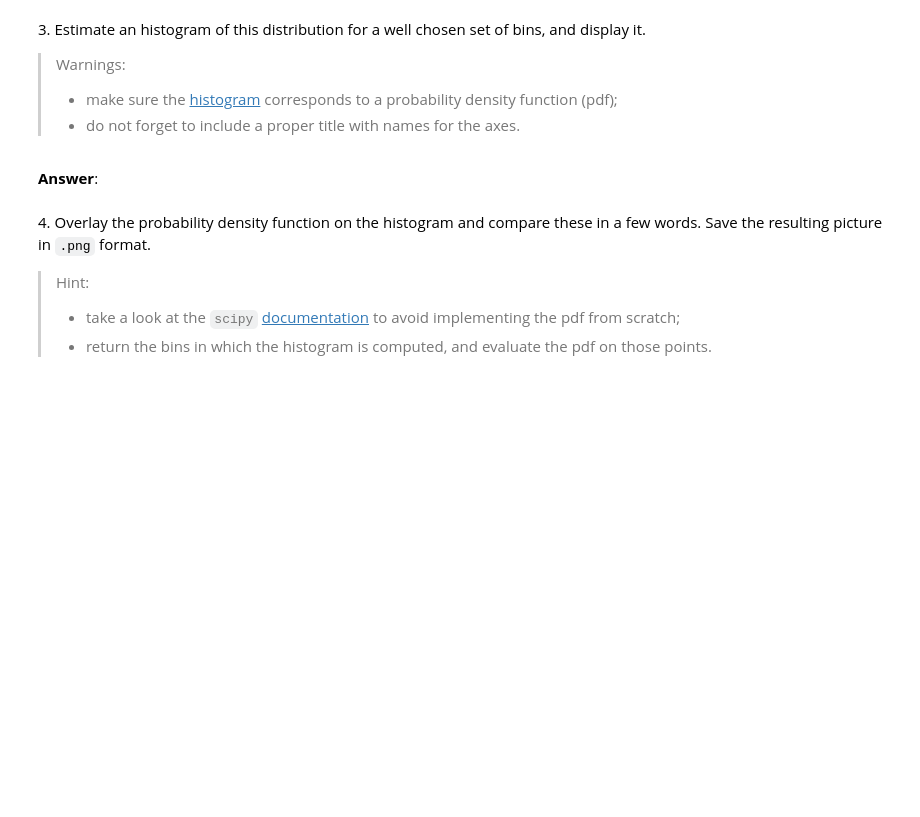
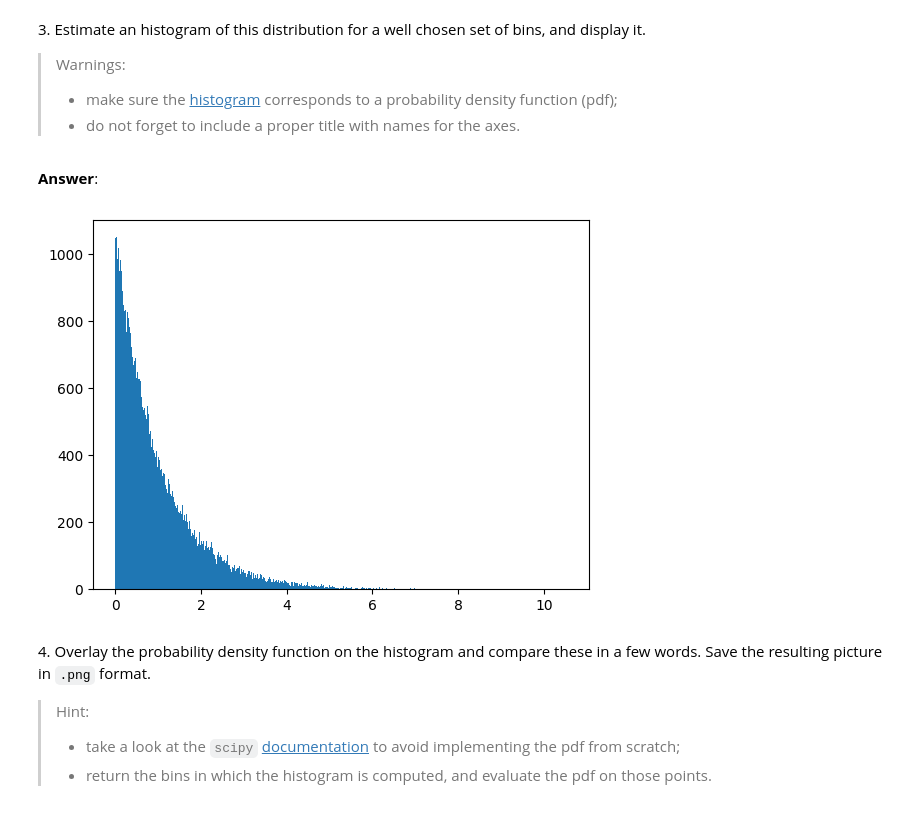
Before and after one commit to mcaron01/python_sdia, a Jupyter notebook: Labs/Lab2/lab2.ipynb, the cells around one changed output. Cells and saved outputs as stored; diff of their text form; code cells hidden in the pictures; blank space fills up the shorter version.

```diff
--- a/Labs/Lab2/lab2.ipynb
+++ b/Labs/Lab2/lab2.ipynb
@@ -53,0 +64,8 @@ and displaying their histogram. In the following, we consider $(\alpha, \beta) =
+# %%
+# your code
+distribution = np.random.gamma(1, 1, 100000)
+np.save("samples.npy", distribution)
+with open("samples.npy", "rb") as f:
+    a = np.load(f)
+print("distribution :", a)
+print("La taille du vecteur représentant la distribution est de" , np.size(a))
@@ -63,3 +82,10 @@ and displaying their histogram. In the following, we consider $(\alpha, \beta) =
+# %%
+# your code
+import matplotlib.pyplot as plt
+plt.hist(distribution, 1000)
+plt.show()
+# %% [output]
+[figure, added]
 # %% [markdown]
 4\. Overlay the probability density function on the histogram and compare these in a few words. Save the resulting picture in `.png` format.
 > Hint:
```
Also changed, not shown: parts of 7 cells of this notebook, 1 other file.
